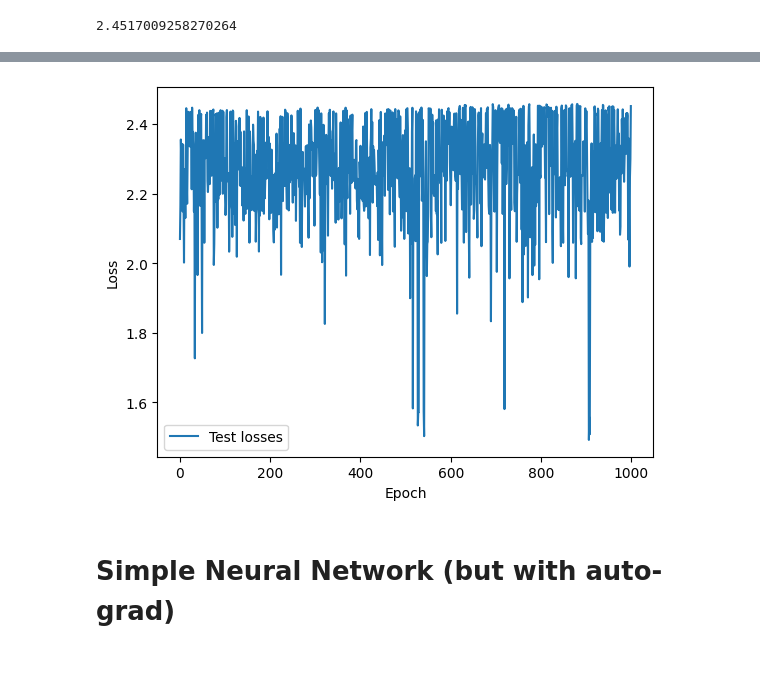
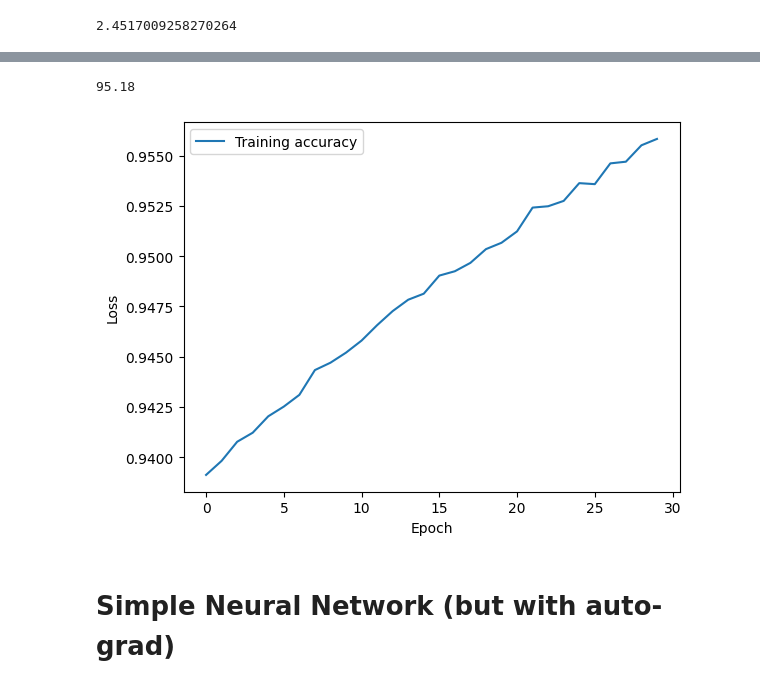
Before and after one commit to Thongnguyentam/Machine_Learning_2023, a Jupyter notebook: Hw4/Hw4.ipynb, the cells around one changed output, grey strips where cells are left out. Drawn from its saved outputs; the diff is of its cells as text; code cells hidden in the pictures.

```diff
--- a/Hw4/Hw4.ipynb
+++ b/Hw4/Hw4.ipynb
@@ -586,11 +634,15 @@ print(test_accuracy, test_loss)
+# %%
+test_accuracy
+# %% [output]
+95.18
 # %%
-plt.plot(test_losses, label = "Test losses")
+plt.plot(accuracy_list, label = "Training accuracy")
 plt.ylabel('Loss')
 plt.xlabel('Epoch')
 plt.legend()
 plt.show()
 # %% [output]
-[figure, old version]
+[figure, new version]
 # %% [markdown]
 # Simple Neural Network (but with auto-grad)
 # %%
```
Also changed, not shown: parts of 10 cells of this notebook, 5 other files.
